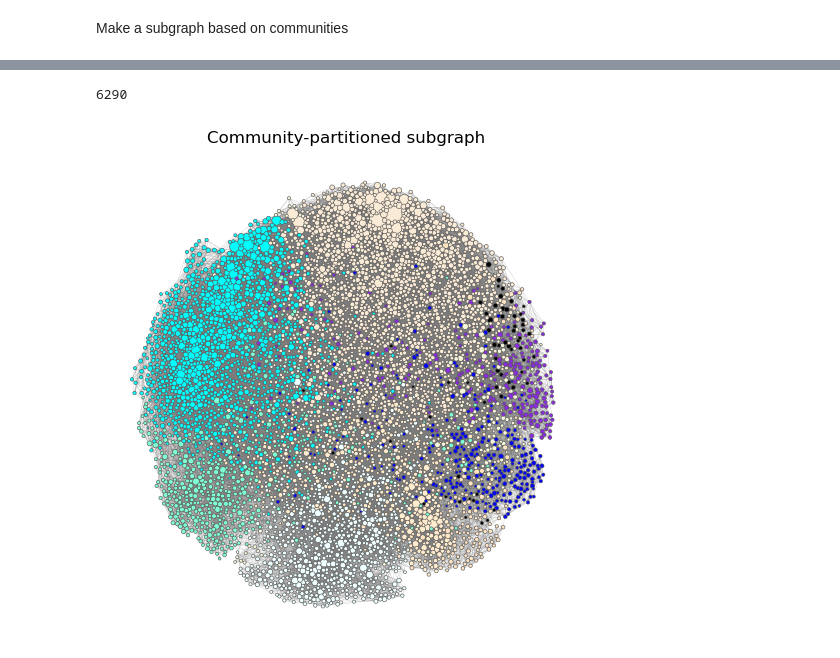
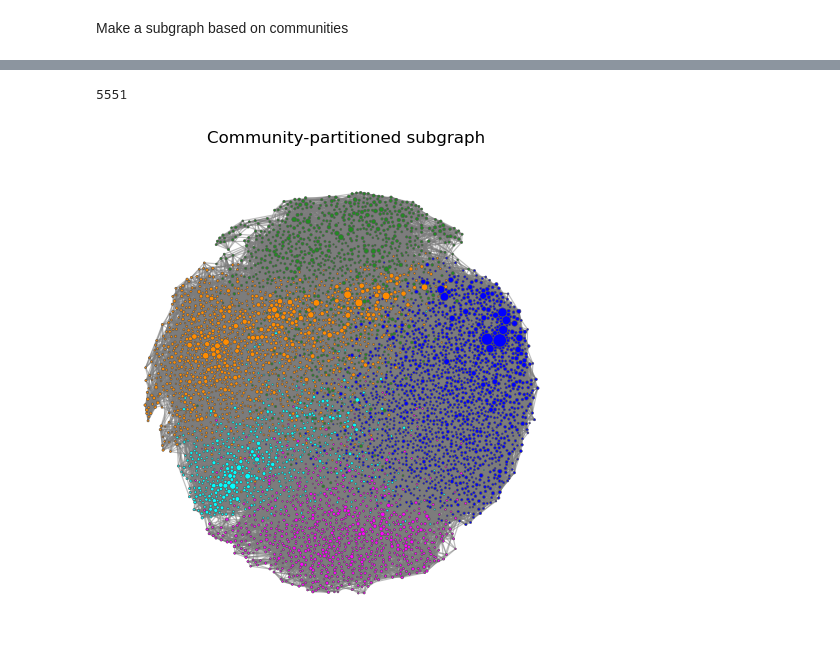
Before and after one commit to KarolineKlan/ComSocSci2024-FinalProject, a Jupyter notebook: Network_Analysis.ipynb, the cells around one changed output, grey strips where cells are left out. Saved outputs shown, nothing was run; the diff lists cells and outputs as text; code cells hidden in the pictures.

```diff
--- a/Network_Analysis.ipynb
+++ b/Network_Analysis.ipynb
@@ -53,11 +88,12 @@ top15_closeness
 # %%
-import ast
 bridge_dict_closeness = dict()
 for (node, val) in top15_closeness:
     bridge_dict_closeness[str(node)] = set()
     for (self, neighbour_node) in G.edges(node):
         bridge_dict_closeness[str(self)].add(G._node[neighbour_node]['community'])
 
-            #bridge_dict_closeness[str(node['prod'].tolist()[0])].add(network_df[network_df["prod_id"]==nabo]['community'].tolist()[0])
-bridge_dict_closeness
+closeness_hubs = dict()
+for node, bridges in bridge_dict_closeness.items():
+    closeness_hubs[G._node[int(node)]['name']] = bridges
+closeness_hubs
 # %% [output]
@@ -103,15 +138,13 @@ top15
  (51061, 0.0042960374872220665),
  (71507, 0.004068930069322418)]
 # %%
-import ast
 bridge_dict = dict()
-for (node, val) in top15_closeness:
+for (node, val) in top15:
     bridge_dict[str(node)] = set()
     for (self, neighbour_node) in G.edges(node):
         bridge_dict[str(self)].add(G._node[neighbour_node]['community'])
-
-            #bridge_dict[str(node['prod'].tolist()[0])].add(network_df[network_df["prod_id"]==nabo]['community'].tolist()[0])
-
-            #print(network_df[network_df["prod_id"]==nabo]['community'])
-bridge_dict
+betweenness_hubs = dict()
+for node, bridges in bridge_dict.items():
+    betweenness_hubs[G._node[int(node)]['name']] = bridges
+betweenness_hubs
 # %% [output]
@@ -160,2 +196,4 @@ for com in range(25):
+# %%
+sorted_comms = sorted(communities, key=len, reverse =True)
 # %% [markdown]
 Make a subgraph based on communities
@@ -184,33 +204,36 @@ def get_subgraph(community_list):
 
     output: A networkx subgraph containing only the nodes in the given communities.
     '''
-    nodes = (node for node, data in G.nodes(data=True) if data.get("community") in community_list and G.degree(node)>=1)
+    nodes = []
+    for community in community_list:
+        nodes.extend(community)
     return G.subgraph(nodes)
-subgraph = get_subgraph(bridge_dict['18364'])
+subgraph = get_subgraph(sorted_comms[:5])
 #subgraph = get_subgraph([0,5])
+#nodes = (node for node, data in G.nodes(data=True) if data.get("community") in community_list and G.degree(node)>=1)
 len(subgraph)
 # %% [output]
-6290
+5551
 # %%
 def vis_graph(graph, title='Community-partitioned subgraph'):
     import matplotlib.colors as mcolors
     from netwulf import visualize, draw_netwulf
 
-    colors = list(mcolors.CSS4_COLORS.keys())
+    colors = ['cyan','blue','forestgreen','magenta','darkorange','dark_violet'] #list(mcolors.TABLEAU_COLORS.keys())
     n_colors = len(colors)
 
     sorted_communities = dict(sorted(nx.get_node_attributes(subgraph,'community').items(),key=lambda x: x[1],reverse=True))
-    community_colors = {community: colors[i % n_colors+1] for i, community in enumerate(set(sorted_communities.values()))}
+    community_colors = {community: colors[i % n_colors] for i, community in enumerate(set(sorted_communities.values()))}
 
     for idx, (node, commun) in enumerate(sorted_communities.items()):
         graph.nodes[node]['color'] = community_colors[commun]
 
     network, _ = visualize(graph)
     fig, ax = draw_netwulf(network)
     ax.set_title(title)
 vis_graph(subgraph)
 # %% [output]
-[figure, old version]
+[figure, new version]
 # %%
 sorted_communities = sorted(nx.get_node_attributes(subgraph,'community').items(),key=lambda x: x[1],reverse=True)
 sorted_communities
```
Also changed, not shown: parts of 22 cells of this notebook.
